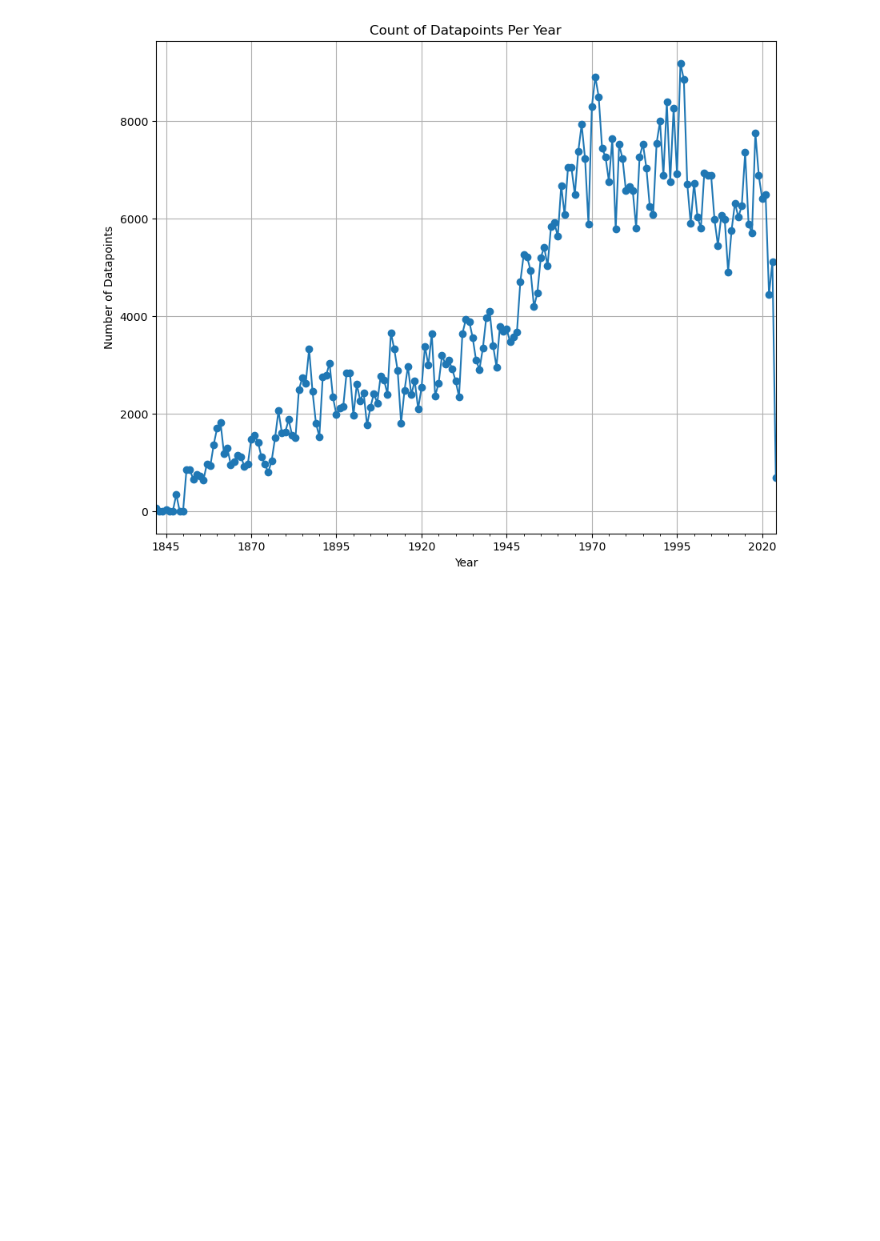
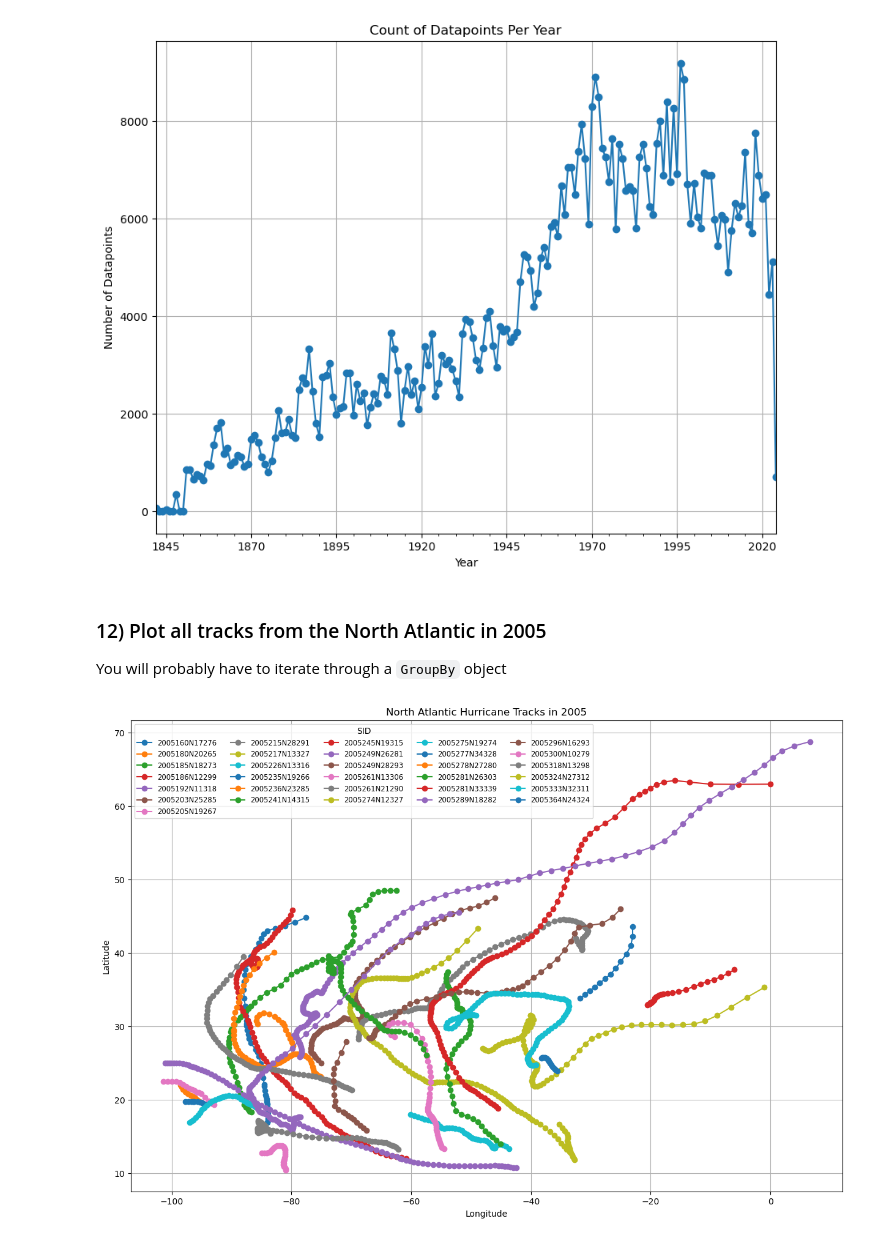
Before and after one commit to ZolaYin/6901assignment, a Jupyter notebook: HW6.ipynb, the cells around one changed output. Saved outputs shown, nothing was run; the diff lists cells and outputs as text; code cells hidden in the pictures; blank space fills up the shorter version.

```diff
--- a/HW6.ipynb
+++ b/HW6.ipynb
@@ -222,3 +221,23 @@ plt.grid(True)
 plt.show()
 # %% [output]
 [figure]
+# %% [markdown]
+### 12) Plot all tracks from the North Atlantic in 2005
+
+You will probably have to iterate through a `GroupBy` object
+# %%
+na_2005_df = df[(df['BASIN'] == 'NA') & (df.index.year == 2005)]
+plt.figure(figsize=(15, 10))
+grouped = na_2005_df.groupby('SID')
+
+for name, group in grouped:
+    plt.plot(group['LON'], group['LAT'], marker='o', label=name)
+
+plt.xlabel('Longitude')
+plt.ylabel('Latitude')
+plt.title('North Atlantic Hurricane Tracks in 2005')
+plt.legend(loc='upper left', fontsize='small', ncol=5, title='SID')
+plt.grid(True)
+plt.show()
+# %% [output]
+[figure, added]
```
Also changed, not shown: parts of 12 cells of this notebook.
